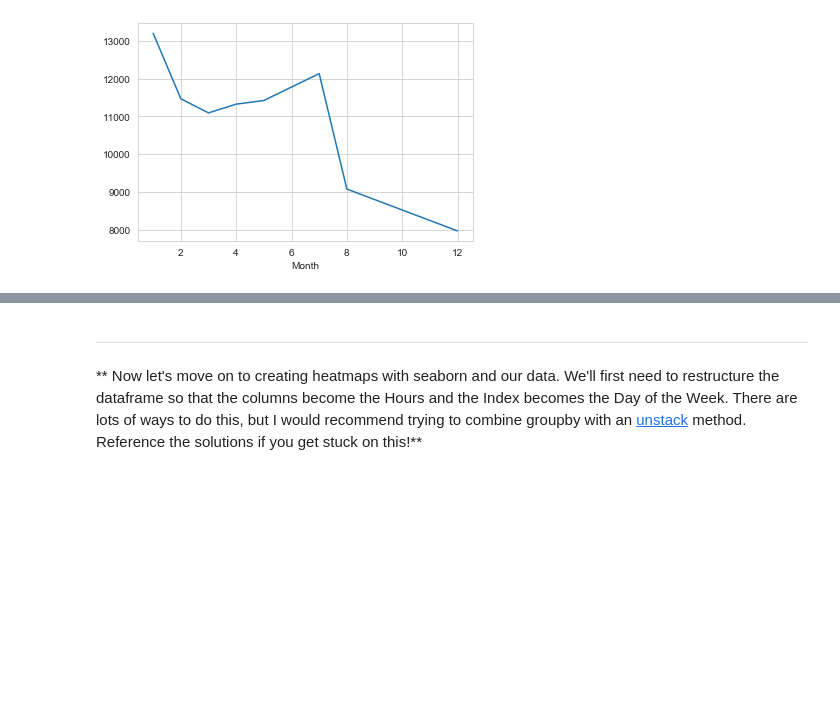
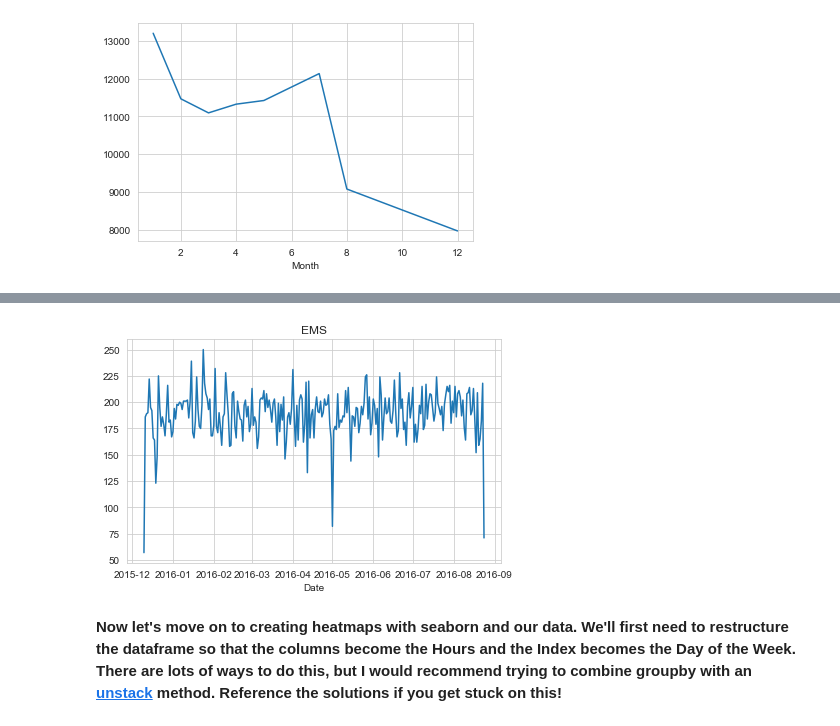
Before and after one commit to jaredwilliam/python-data-science-ML, a Jupyter notebook: 10-Data-Capstone-Projects/01-911 Calls Data Capstone Project.ipynb, the cells around one changed output, grey strips where cells are left out. Cells and saved outputs as stored; diff of their text form; code cells hidden in the pictures; blank space fills up the shorter version.

```diff
--- a/10-Data-Capstone-Projects/01-911 Calls Data Capstone Project.ipynb
+++ b/10-Data-Capstone-Projects/01-911 Calls Data Capstone Project.ipynb
@@ -315,3 +249,8 @@ df['Date']=df['timeStamp'].apply(lambda t: t.date())
+# %%
+df[df['Reason']=='EMS'].groupby('Date').count()['lat'].plot()
+plt.title('EMS')
+plt.tight_layout()
+# %% [output]
+[figure, added]
 # %% [markdown]
-____
-** Now let's move on to creating  heatmaps with seaborn and our data. We'll first need to restructure the dataframe so that the columns become the Hours and the Index becomes the Day of the Week. There are lots of ways to do this, but I would recommend trying to combine groupby with an [unstack](http://pandas.pydata.org/pandas-docs/stable/generated/pandas.DataFrame.unstack.html) method. Reference the solutions if you get stuck on this!**
+**Now let's move on to creating  heatmaps with seaborn and our data. We'll first need to restructure the dataframe so that the columns become the Hours and the Index becomes the Day of the Week. There are lots of ways to do this, but I would recommend trying to combine groupby with an [unstack](http://pandas.pydata.org/pandas-docs/stable/generated/pandas.DataFrame.unstack.html) method. Reference the solutions if you get stuck on this!**
```
Also changed, not shown: parts of 52 cells of this notebook.
